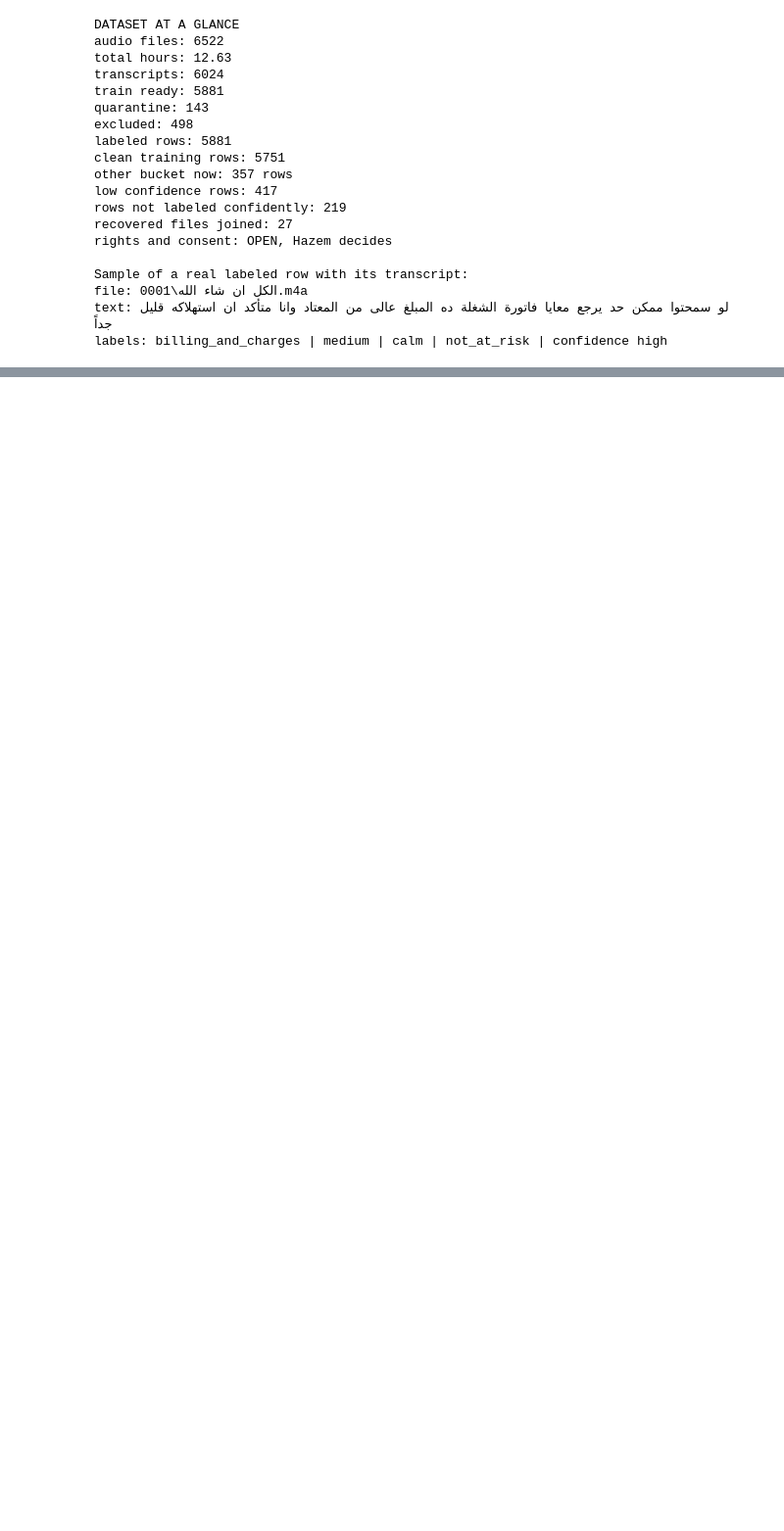
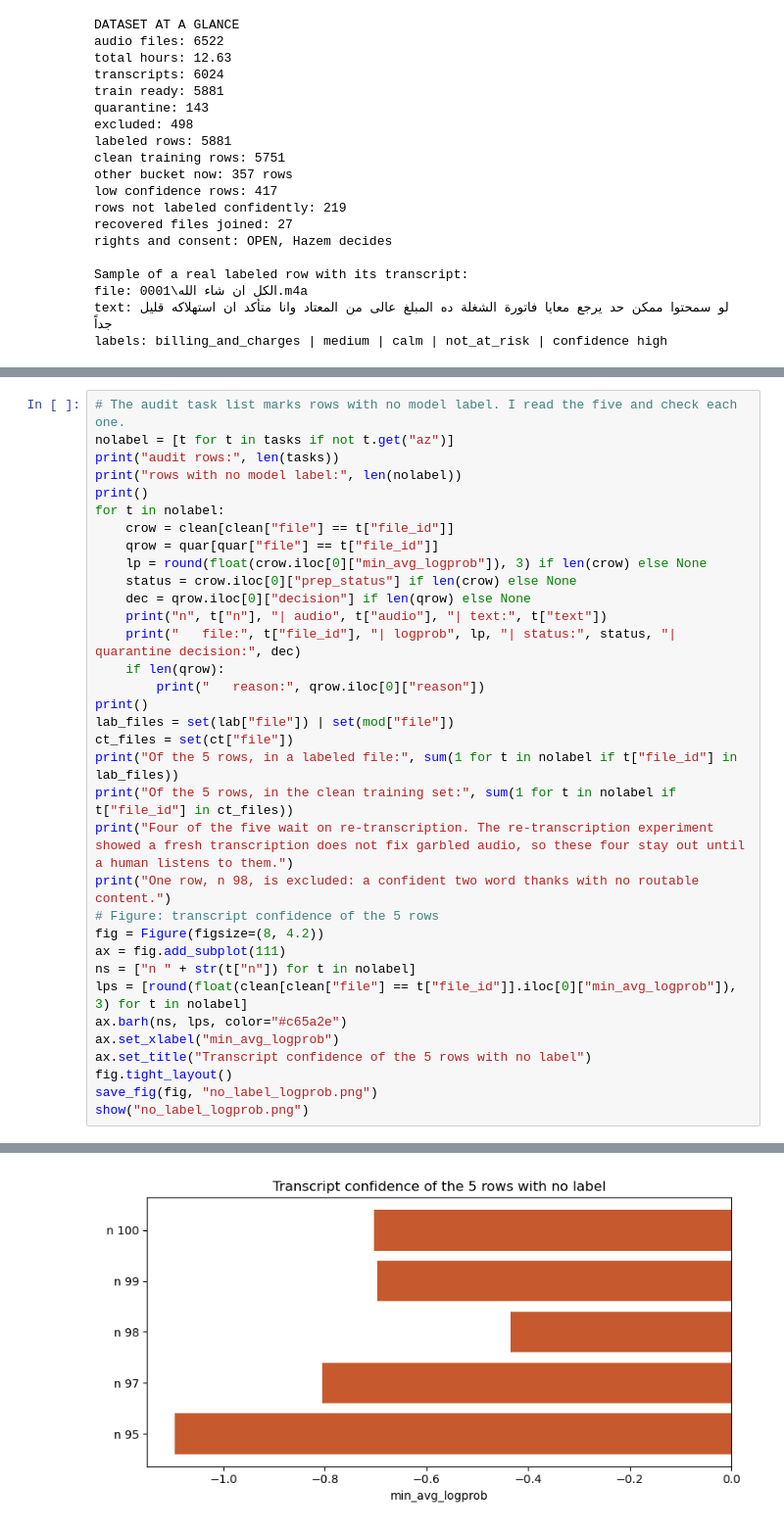
Before and after one commit to hazemelerefey/smart-voicemail-router, a Jupyter notebook: notebooks/data-analysis/data_analysis.ipynb, the cells around one changed output, grey strips where cells are left out. Shown at 98% size. Drawn from its saved outputs; the diff is of its cells as text; blank space fills up the shorter version.

```diff
--- a/notebooks/data-analysis/data_analysis.ipynb
+++ b/notebooks/data-analysis/data_analysis.ipynb
@@ -580,0 +783,35 @@ labels: billing_and_charges | medium | calm | not_at_risk | confidence high
+# %%
+# The audit task list marks rows with no model label. I read the five and check each one.
+nolabel = [t for t in tasks if not t.get("az")]
+print("audit rows:", len(tasks))
+print("rows with no model label:", len(nolabel))
+print()
+for t in nolabel:
+    crow = clean[clean["file"] == t["file_id"]]
+    qrow = quar[quar["file"] == t["file_id"]]
+    lp = round(float(crow.iloc[0]["min_avg_logprob"]), 3) if len(crow) else None
+    status = crow.iloc[0]["prep_status"] if len(crow) else None
+    dec = qrow.iloc[0]["decision"] if len(qrow) else None
+    print("n", t["n"], "| audio", t["audio"], "| text:", t["text"])
+    print("   file:", t["file_id"], "| logprob", lp, "| status:", status, "| quarantine decision:", dec)
+    if len(qrow):
+        print("   reason:", qrow.iloc[0]["reason"])
+print()
+lab_files = set(lab["file"]) | set(mod["file"])
+ct_files = set(ct["file"])
+print("Of the 5 rows, in a labeled file:", sum(1 for t in nolabel if t["file_id"] in lab_files))
+print("Of the 5 rows, in the clean training set:", sum(1 for t in nolabel if t["file_id"] in ct_files))
+print("Four of the five wait on re-transcription. The re-transcription experiment showed a fresh transcription does not fix garbled audio, so these four stay out until a human listens to them.")
+print("One row, n 98, is excluded: a confident two word thanks with no routable content.")
+# Figure: transcript confidence of the 5 rows
+fig = Figure(figsize=(8, 4.2))
+ax = fig.add_subplot(111)
+ns = ["n " + str(t["n"]) for t in nolabel]
+lps = [round(float(clean[clean["file"] == t["file_id"]].iloc[0]["min_avg_logprob"]), 3) for t in nolabel]
+ax.barh(ns, lps, color="#c65a2e")
+ax.set_xlabel("min_avg_logprob")
+ax.set_title("Transcript confidence of the 5 rows with no label")
+fig.tight_layout()
+save_fig(fig, "no_label_logprob.png")
+show("no_label_logprob.png")
+# %% [output]
@@ -580,0 +835 @@ labels: billing_and_charges | medium | calm | not_at_risk | confidence high
+[figure, added]
```
Also changed, not shown: parts of 14 cells of this notebook, 15 other files.
